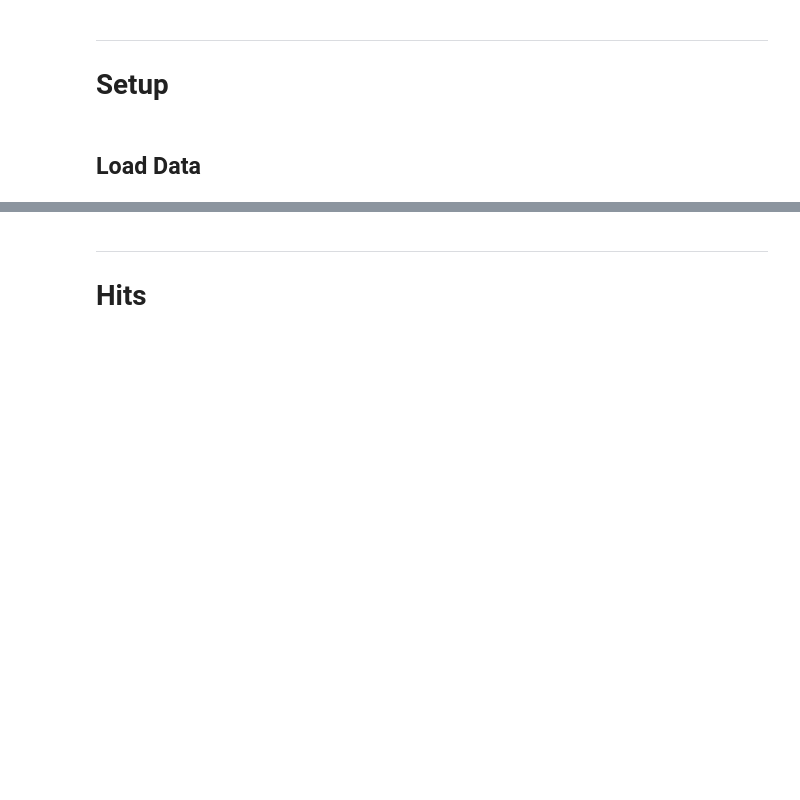
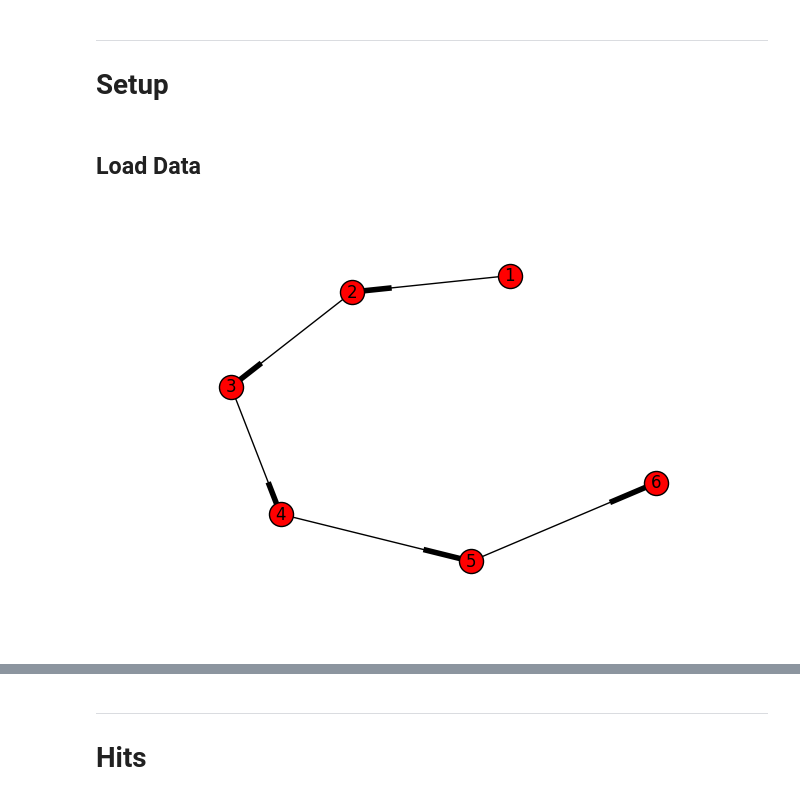
Before and after one commit to Lee-W/Link-Analysis, a Jupyter notebook: Link Analysis.ipynb, the cells around one changed output, grey strips where cells are left out. Saved outputs shown, nothing was run; the diff lists cells and outputs as text; code cells hidden in the pictures; blank space fills up the shorter version.

```diff
--- a/Link Analysis.ipynb
+++ b/Link Analysis.ipynb
@@ -27,3 +31,7 @@ def load_graph_gen(filename):
             yield Edge(source, dest)
 # %%
 graph1_gen = load_graph_gen('dataset/graph_1.txt')
+G1 = nx.DiGraph(graph1_gen)
+nx.draw(G1, arrows=True, with_labels=True)
+# %% [output]
+[figure, added]
```
Also changed, not shown: parts of 12 cells of this notebook.
